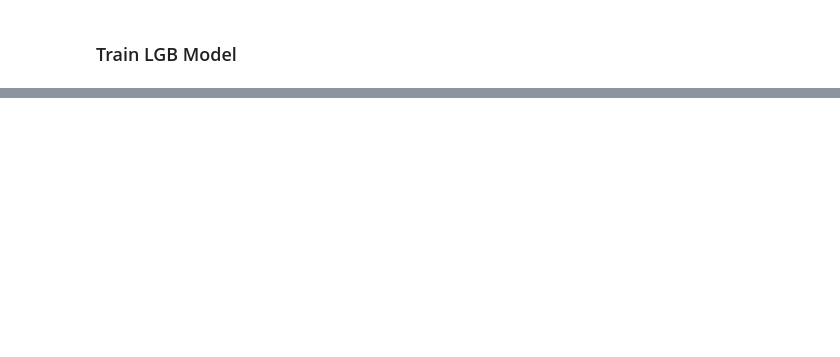
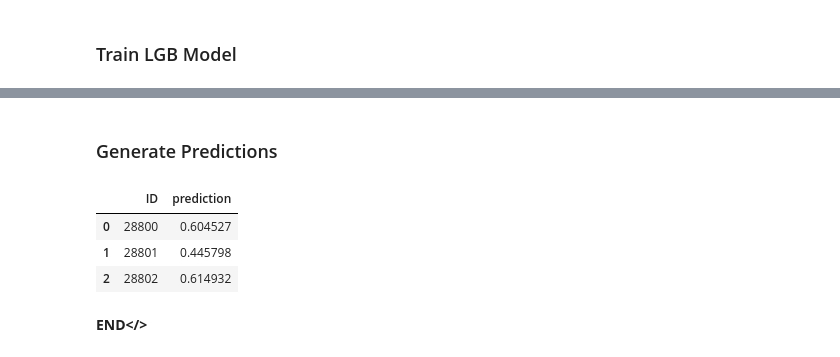
Before and after one commit to scottjenkins97/HCT_Survival_Predictions, a Jupyter notebook: lgbm_model.ipynb, the cells around one changed output, grey strips where cells are left out. Saved outputs shown, nothing was run; the diff lists cells and outputs as text; code cells hidden in the pictures; blank space fills up the shorter version.

```diff
--- a/lgbm_model.ipynb
+++ b/lgbm_model.ipynb
@@ -49,0 +109,28 @@ plt.show()
+# %%
+obesity_map = {'Not done':0,
+               'No':1,
+               'Yes':2}
+
+dri_score_map = {'Missing disease status': 0,
+                 'N/A - pediatric': 1,
+                 'N/A - disease not classifiable':1,
+                'N/A - non-malignant indication':1,
+                'TBD cytogenetics':1,
+                'Low':2,
+                'Intermediate':3,
+                'Intermediate - TED AML case <missing cytogenetics':4,
+                'High':5,
+                'High - TED AML case <missing cytogenetics':5,
+                'Very high':6}
+
+# Apply mappings
+train['obesity'] = train['obesity'].map(obesity_map).fillna(0)
+train['dri_score'] = train['dri_score'].map(dri_score_map).fillna(0)
+
+test['obesity'] = test['obesity'].map(obesity_map).fillna(0)
+test['dri_score'] = test['dri_score'].map(dri_score_map).fillna(0)
+# %%
+X_cols = ['obesity','dri_score','year_hct']
+
+x = train[X_cols] # train.drop(columns=['efs','efs_time','y'])
+y = train['y']
@@ -50,2 +143,12 @@ plt.show()
+# %%
+# During Dev
+# x_train,x_test,y_train,y_test = train_test_split(x,y,test_size=0.1,random_state=42)
+
+# Otherwise
+x_train = x
+y_train = y
 # %% [markdown]
 ### Train LGB Model
+# %%
+model = lgb.LGBMRegressor(learning_rate=0.09,max_depth=-5,random_state=42)
+model.fit(x_train,y_train)
@@ -51,0 +163,16 @@ plt.show()
+# %% [markdown]
+### Generate Predictions
+# %%
+y_pred = model.predict(test[X_cols])
+
+for i in sample_submission.index:
+    sample_submission["prediction"].at[i] = y_pred[i]
+
+sample_submission.head()
+# %% [output]
+|  | ID | prediction |
+| 0 | 28800 | 0.604527 |
+| 1 | 28801 | 0.445798 |
+| 2 | 28802 | 0.614932 |
+# %% [markdown]
+<b>END</>
```
Also changed, not shown: parts of 12 cells of this notebook, 1 other file.
